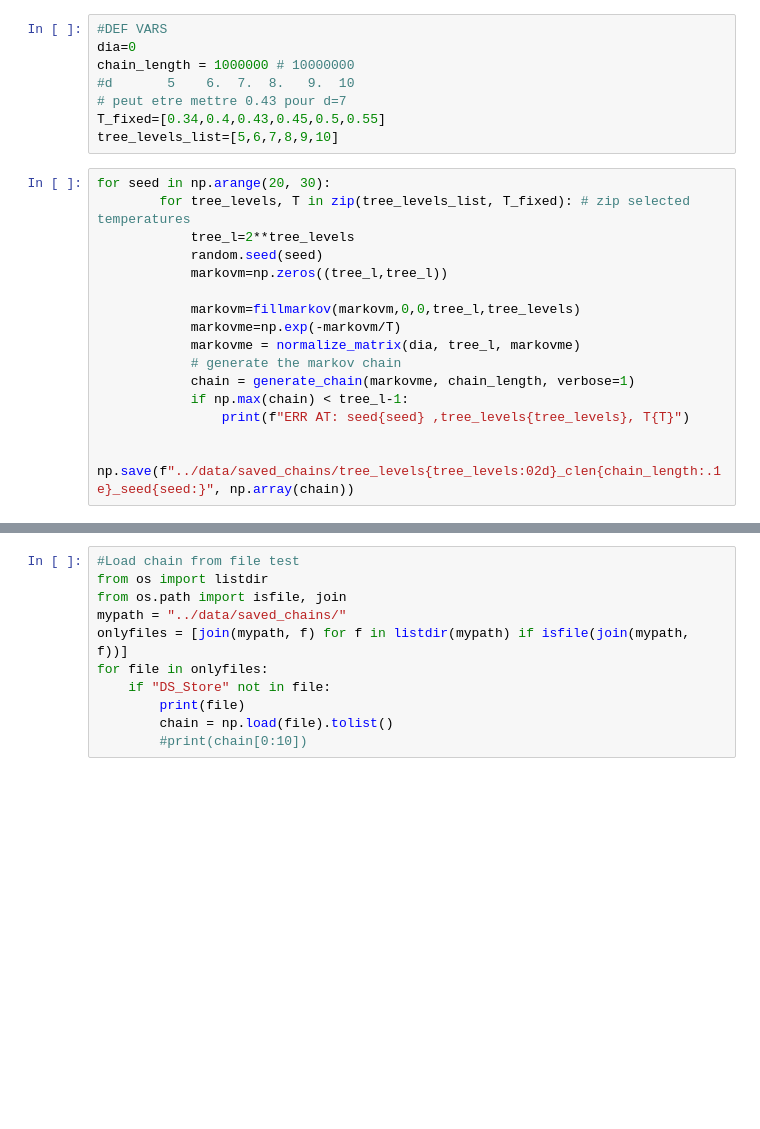
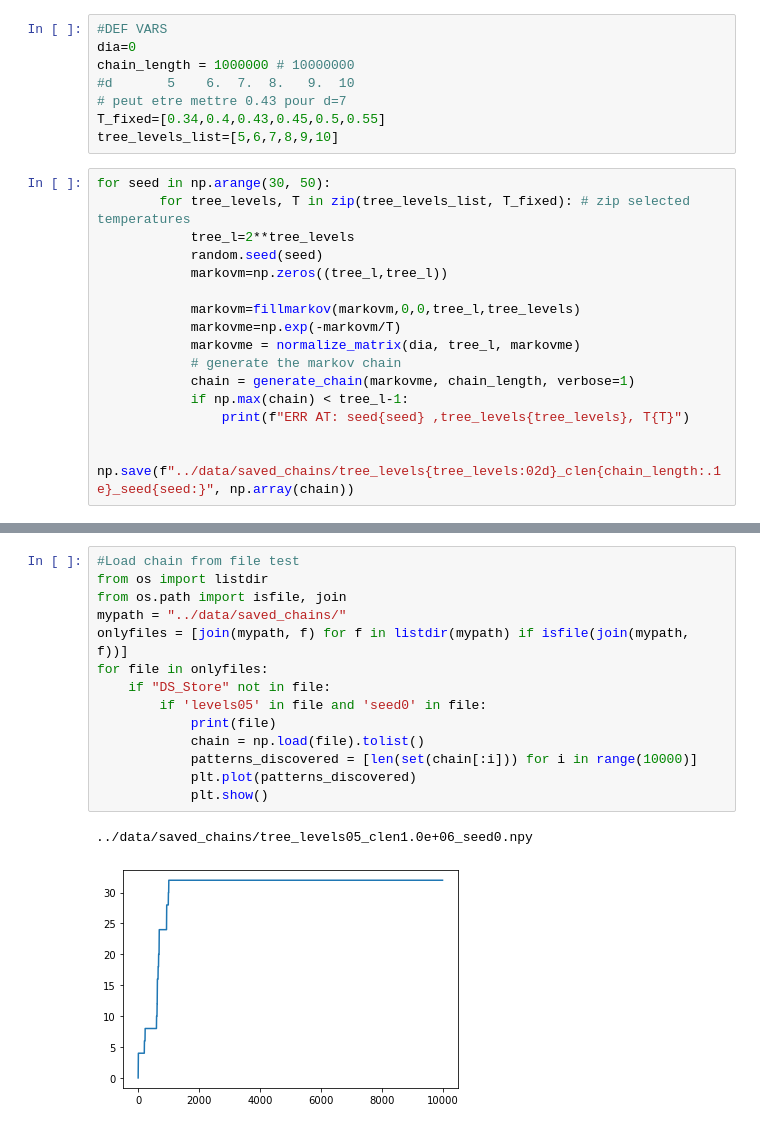
Before and after one commit to jeromel05/Ultrametric-benchmark-v2, a Jupyter notebook: notebooks/version_w_functions.ipynb, the cells around one changed output, grey strips where cells are left out. Cells and saved outputs as stored; diff of their text form; blank space fills up the shorter version.

```diff
--- a/notebooks/version_w_functions.ipynb
+++ b/notebooks/version_w_functions.ipynb
@@ -235,7 +235,7 @@ chain_length = 1000000 # 10000000
 T_fixed=[0.34,0.4,0.43,0.45,0.5,0.55]
 tree_levels_list=[5,6,7,8,9,10]
 # %%
-for seed in np.arange(20, 30):
+for seed in np.arange(30, 50):
         for tree_levels, T in zip(tree_levels_list, T_fixed): # zip selected temperatures
             tree_l=2**tree_levels
             random.seed(seed)
@@ -271,11 +271,17 @@ Generating Markov chain...
 # %%
 #Load chain from file test
 from os import listdir
 from os.path import isfile, join
 mypath = "../data/saved_chains/"
 onlyfiles = [join(mypath, f) for f in listdir(mypath) if isfile(join(mypath, f))]
 for file in onlyfiles:
     if "DS_Store" not in file:
-        print(file)
-        chain = np.load(file).tolist()
-        #print(chain[0:10])
+        if 'levels05' in file and 'seed0' in file:
+            print(file)
+            chain = np.load(file).tolist()
+            patterns_discovered = [len(set(chain[:i])) for i in range(10000)]
+            plt.plot(patterns_discovered)
+            plt.show()
+# %% [output]
+../data/saved_chains/tree_levels05_clen1.0e+06_seed0.npy
+[figure, added]
```
Also changed, not shown: parts of 1 cell of this notebook, 4 other files.
